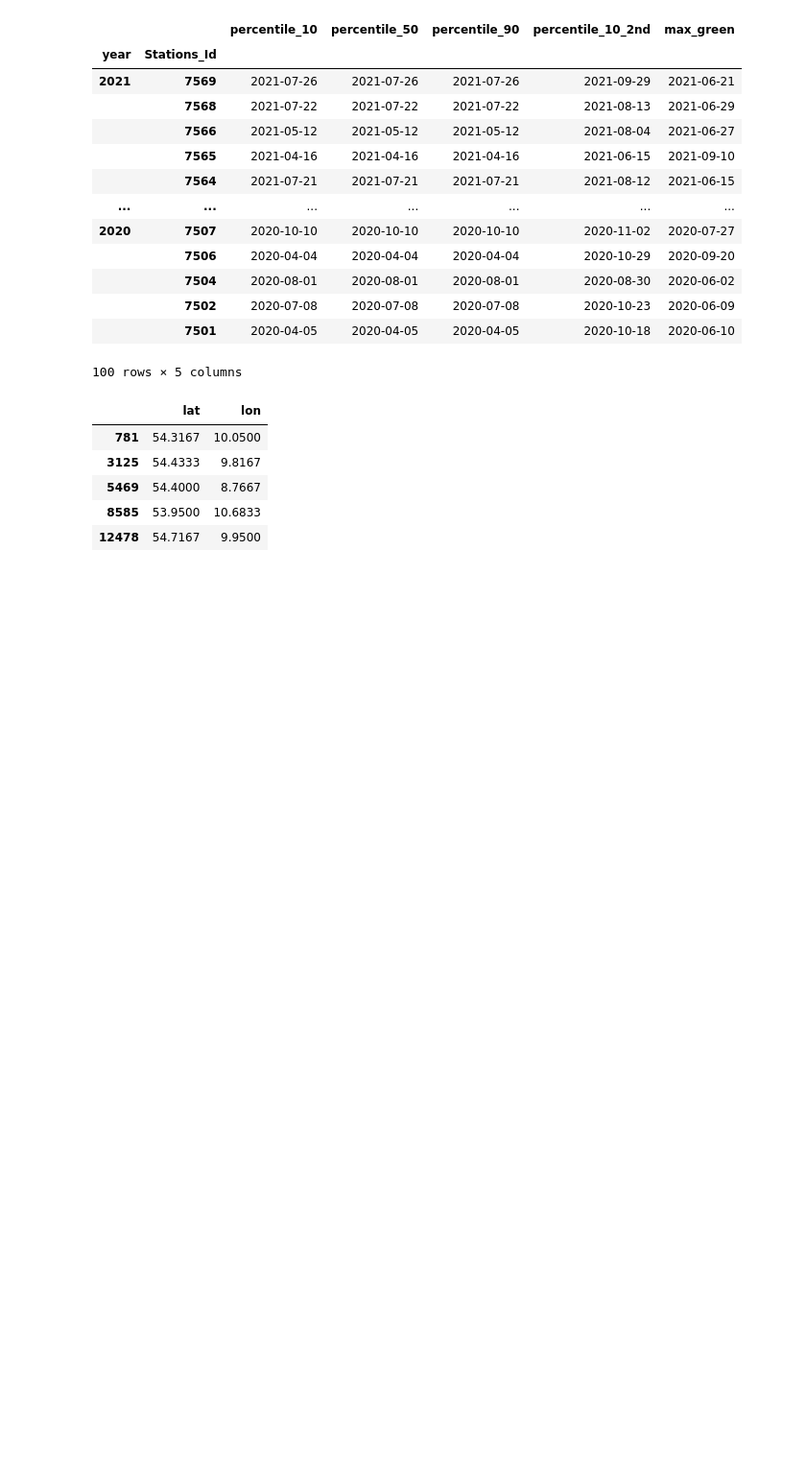
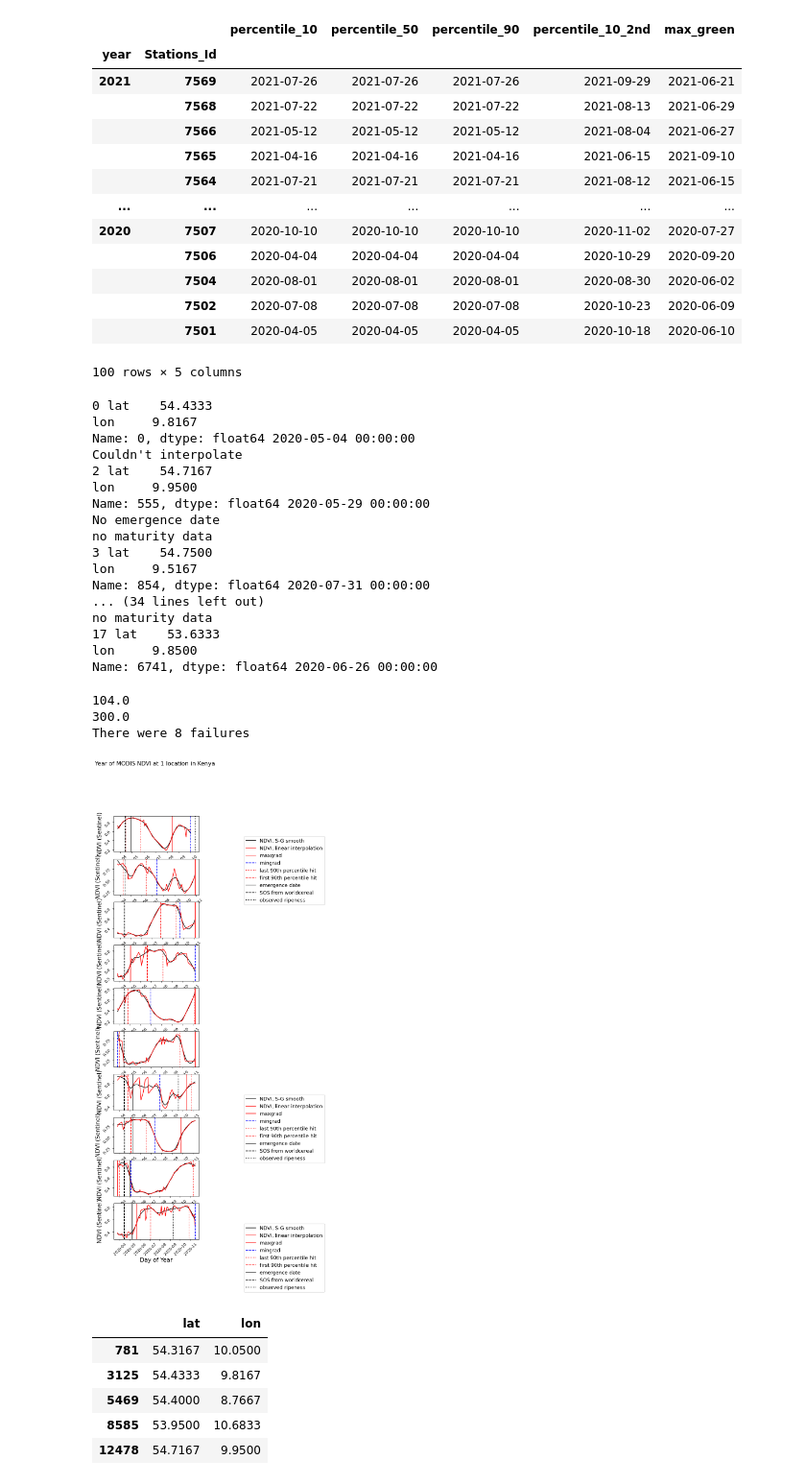
Before and after one commit to MartinP556/Satellite_Feature_Extraction, a Jupyter notebook: first_try_logit2.ipynb, the cells around one changed output. Shown at 96% size. Cells and saved outputs as stored; diff of their text form; code cells hidden in the pictures; blank space fills up the shorter version.

```diff
--- a/first_try_logit2.ipynb
+++ b/first_try_logit2.ipynb
@@ -52,7 +52,7 @@ fig.suptitle('Correlation between times in a window of NDVI timeseries', fontsiz
 # %%
 def cross_percentile_date(smoothed_series, percentile):
     # Calculate the 90th percentile
-    percentile_value = np.percentile(smoothed_series, 10)
+    percentile_value = np.percentile(smoothed_series, percentile)
     # Identify when the time series crosses the 90th percentile
     crosses_percentile = (smoothed_series > percentile_value).astype(int).diff().fillna(0).astype(bool)
 
@@ -84,14 +84,18 @@ def spline_LSP(values, Times, first_date):
     print(spl(Tighter_times[np.int64(smoothed_series.idxmax()*365)]/365), max_green, spl(Tighter_times/365).max())
     return percentile_10, percentile_50, percentile_90, percentile_10_2nd, max_green
 
-def savgol_LSP(values, Times, first_date):
-    smoothed_series = pd.Series(scipy.signal.savgol_filter(values, window_length=6, polyorder=3, deriv=0), index=Times)
-    smoothed_derivs = pd.Series(scipy.signal.savgol_filter(values, window_length=6, polyorder=3, deriv=1), index=Times)
+def savgol_LSP(values, Times, first_date, window_length=50, polyorder=2):
+    smoothed_series = pd.Series(scipy.signal.savgol_filter(values, window_length=window_length, polyorder=polyorder, deriv=0), index=Times)
+    smoothed_derivs = pd.Series(scipy.signal.savgol_filter(values, window_length=window_length, polyorder=polyorder,  deriv=1), index=Times)
     mingrad = first_date + pd.Timedelta(smoothed_derivs.idxmin(), 'D')
     maxgrad = first_date + pd.Timedelta(smoothed_derivs.idxmax(), 'D')
     minday = first_date + pd.Timedelta(smoothed_series.idxmin(), 'D')
     maxday = first_date + pd.Timedelta(smoothed_series.idxmax(), 'D')
-    return mingrad, maxgrad, minday, maxday
+    percentile_10 = first_date + pd.Timedelta(cross_percentile_date(smoothed_series, 10)[0], 'D')
+    percentile_50 = first_date + pd.Timedelta(cross_percentile_date(smoothed_series, 50)[0], 'D')
+    percentile_85a = first_date + pd.Timedelta(cross_percentile_date(smoothed_series, 80)[0], 'D')
+    percentile_85b = first_date + pd.Timedelta(cross_percentile_date(smoothed_series, 80)[-1], 'D')
+    return mingrad, maxgrad, minday, maxday, percentile_85a, percentile_85b
 
 def initialize_LSP_frame(LSP_method):
     if LSP_method == 'double_logistic' or LSP_method == 'spline':
@@ -381,6 +366,44 @@ def plot_many_NDVI_curves(ds, year, font_size = 15, interp_method = 'linear', cu
     print(data_cleaning.WC_SOS(latlon['lon'], latlon['lat']))
     print(data_cleaning.WC_EOS(latlon['lon'], latlon['lat']))
     print(f'There were {failures} failures')
+# %%
+ds = pd.concat([ds1, ds2, ds3], axis = 0)
+ds = ds.where(ds['NDVI'] != -9999).dropna()
+ds = ds.where(ds['reducer'] == 'median').dropna()
+ds['date'] = pd.to_datetime(ds['date'])
+ds['year'] = ds['date'].dt.year
+obs_data = pd.read_csv('C:\\Users\\wlwc1989\\Documents\\Phenology_Test_Notebooks\\phenology_dwd\\results_for_comparing\\observed_times.csv')
+obs_data = obs_data.drop(columns=['Unnamed: 0', 'lat', 'lon'])
+obs_data = obs_data.rename(columns={'Stations_id':'Stations_Id', 'Referenzjahr': 'year'})
+ds = data_cleaning.add_EOS_to_df(ds)
+ds = data_cleaning.add_SOS_to_df(ds)
+ds = pd.merge(ds, obs_data, on=['Stations_Id', 'year'], how = 'outer')
+#ds['NDVI'] = (ds['median sur_refl_b02'] - ds['median sur_refl_b01'])/(ds['median sur_refl_b02'] + ds['median sur_refl_b01'])
+#ds['NDVI'] = normalized_difference(ds['median B8'], ds['median B4'])
+#station = ds['Stations_Id'].unique()[0]
+plot_many_NDVI_curves(ds, 2020, font_size = 15, curve='spline')
+# %% [output]
+0 lat    54.4333
+lon     9.8167
+Name: 0, dtype: float64 2020-05-04 00:00:00
+Couldn't interpolate
+2 lat    54.7167
+lon     9.9500
+Name: 555, dtype: float64 2020-05-29 00:00:00
+No emergence date
+no maturity data
+3 lat    54.7500
+lon     9.5167
+Name: 854, dtype: float64 2020-07-31 00:00:00
+... (34 lines left out)
+no maturity data
+17 lat    53.6333
+lon     9.8500
+Name: 6741, dtype: float64 2020-06-26 00:00:00
+104.0
+300.0
+There were 8 failures
+[figure, added]
 # %%
 ds1.where(ds1['reducer'] == 'median').dropna().loc[:, ['lat', 'lon']].drop_duplicates()
 # %% [output]
```
Also changed, not shown: parts of 6 cells of this notebook.
